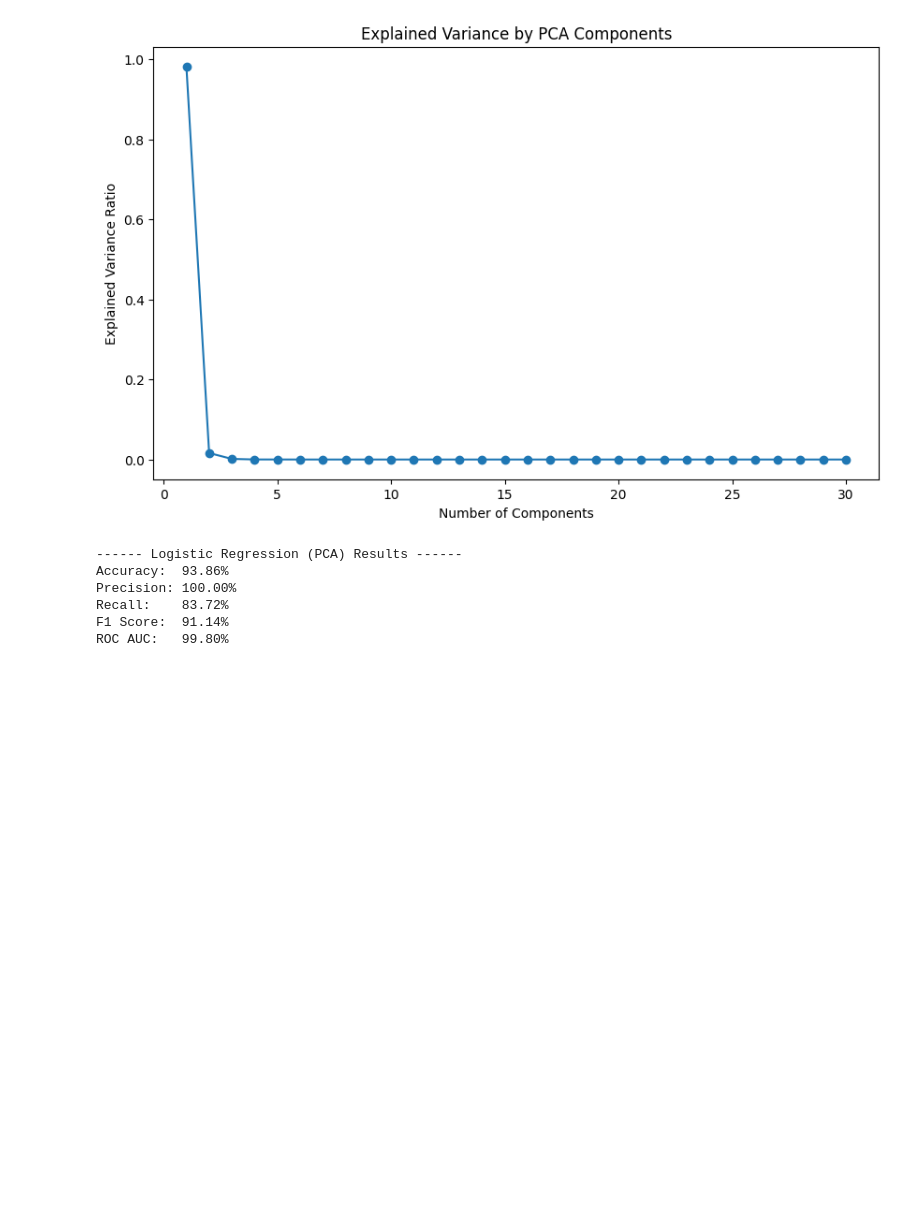
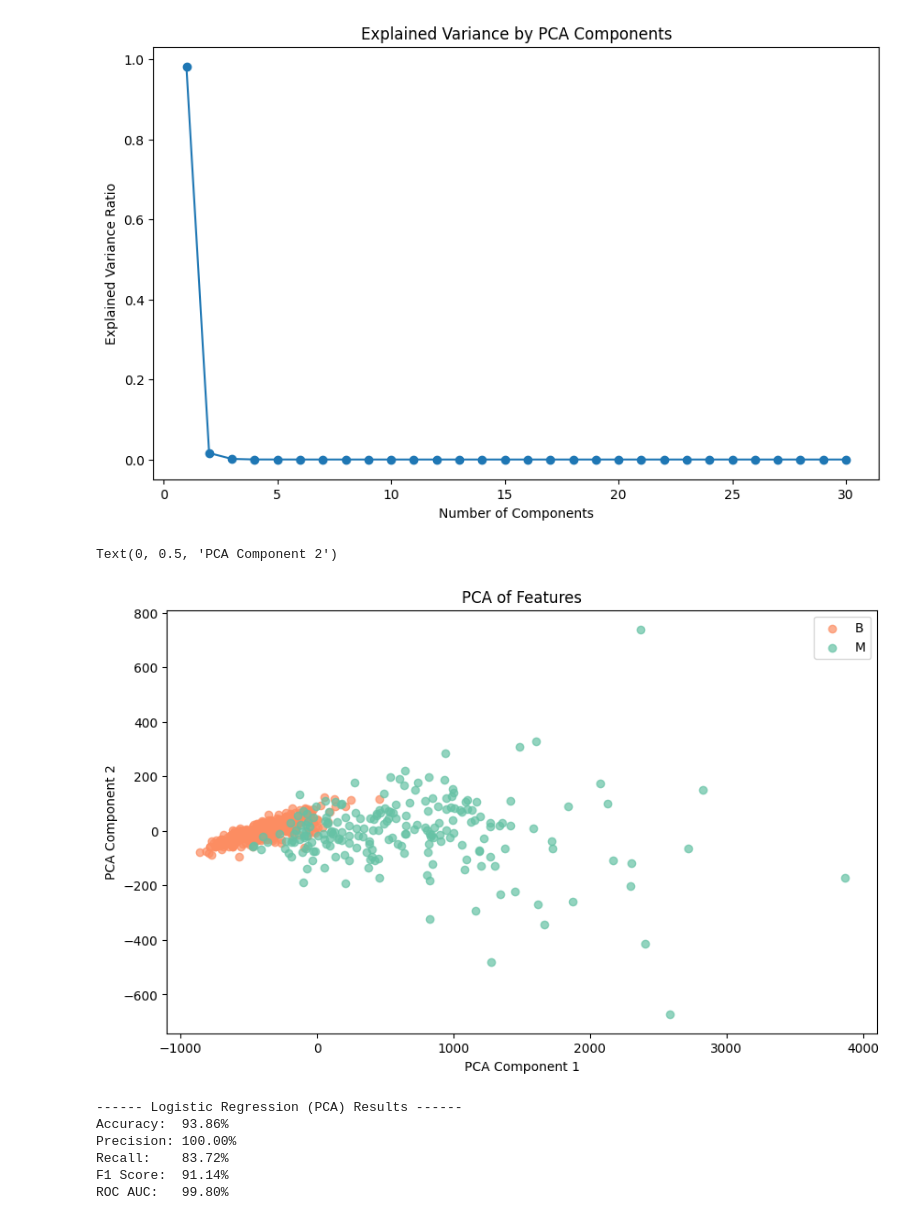
Before and after one commit to irika-katiyar/Breast-Tumor-Diagnosis, a Jupyter notebook: tumor_diagnosis.ipynb, the cells around one changed output. Cells and saved outputs as stored; diff of their text form; code cells hidden in the pictures; blank space fills up the shorter version.

```diff
--- a/tumor_diagnosis.ipynb
+++ b/tumor_diagnosis.ipynb
@@ -374,6 +374,22 @@ plt.ylabel("Explained Variance Ratio")
 # %% [output]
 Text(0, 0.5, 'Explained Variance Ratio')
 [figure]
+# %%
+# Plotting PCA1 and PCA 2
+colors = np.array(plt.cm.Set2.colors[:2])[::-1]
+y_colors = colors[y]
+labels = np.unique(le.inverse_transform(y))
+
+plt.figure(figsize=(10, 6))
+for i, label in enumerate(labels):
+    plt.scatter(X_pca[y == i, 0], X_pca[y == i, 1], color=colors[i], label=label, alpha=0.7)
+plt.legend()
+plt.title("PCA of Features")
+plt.xlabel("PCA Component 1")
+plt.ylabel("PCA Component 2")
+# %% [output]
+Text(0, 0.5, 'PCA Component 2')
+[figure, added]
 # %%
 # keeping first 2 components based on explained variance
 X_pca = X_pca[:, :2]
```
Also changed, not shown: parts of 10 cells of this notebook, 3 other files.
